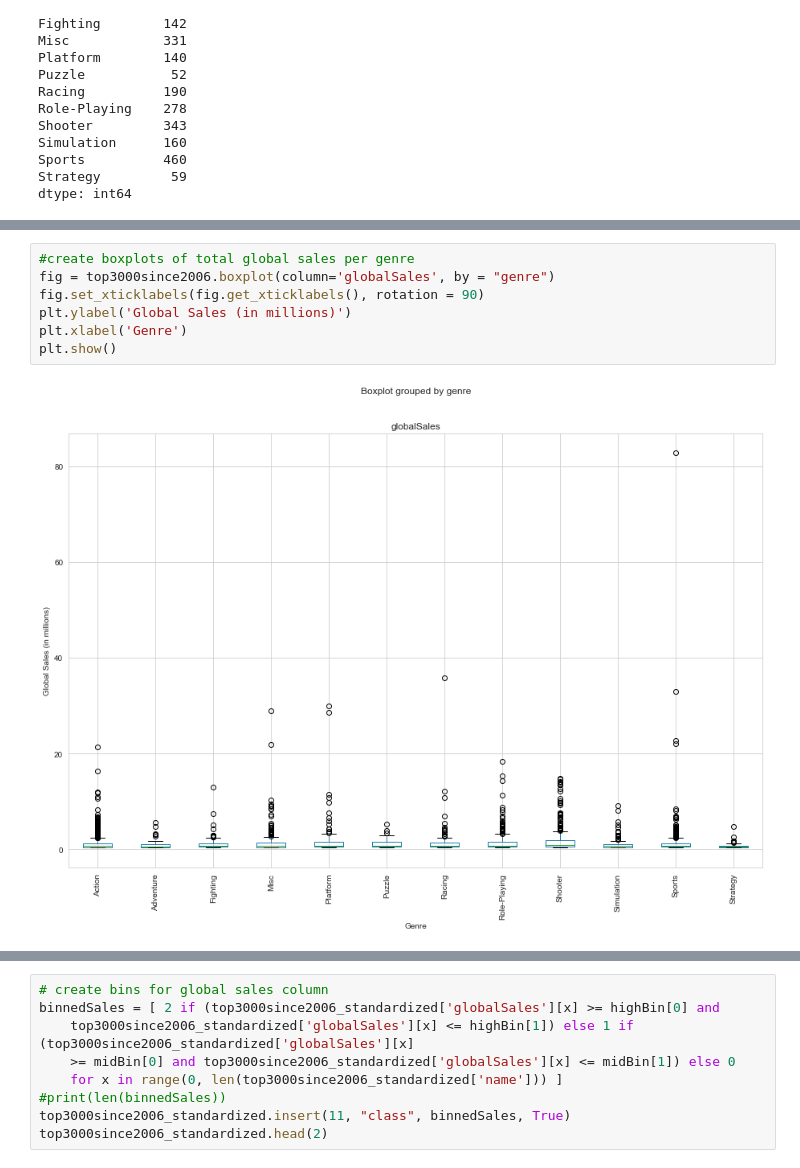
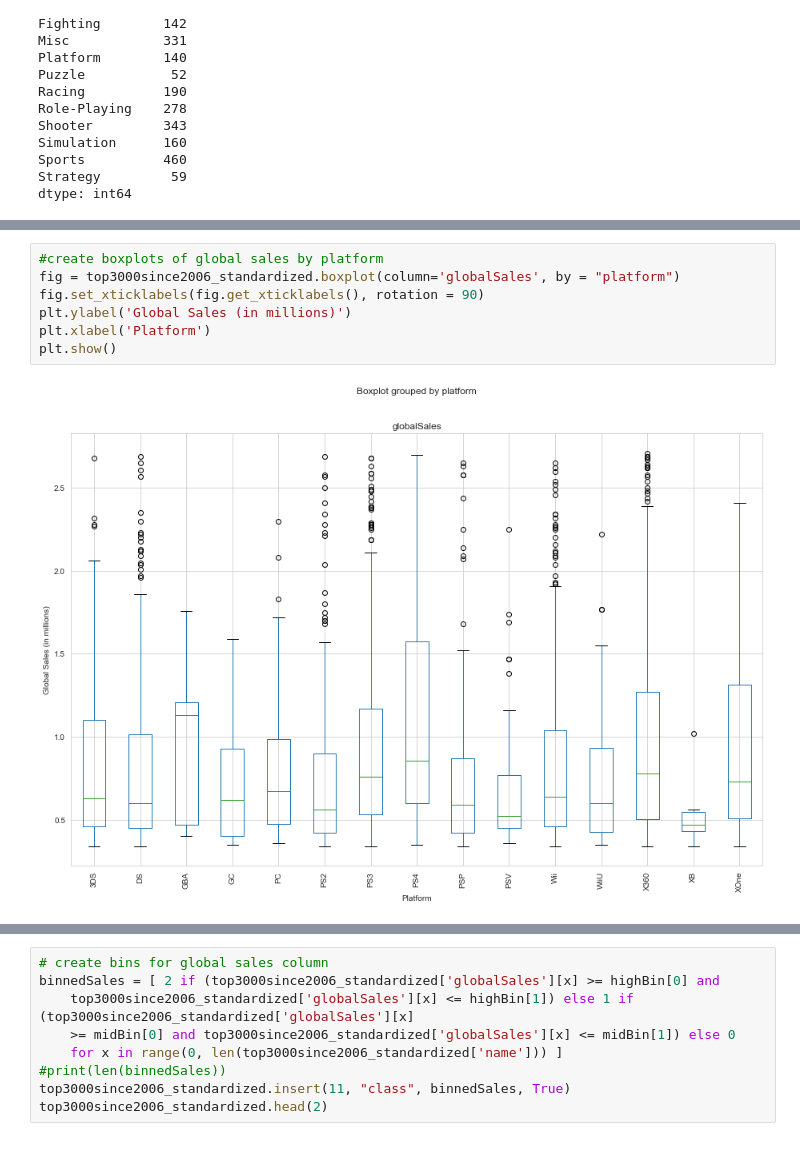
Before and after one commit to jhgalvin/DS_Project, a Jupyter notebook: dsProject.ipynb, the cells around one changed output, grey strips where cells are left out. Saved outputs shown, nothing was run; the diff lists cells and outputs as text.

```diff
--- a/dsProject.ipynb
+++ b/dsProject.ipynb
@@ -248,10 +320,10 @@ top3000since2006_standardized.head()
 # %%
-#create boxplots of total global sales per genre
-fig = top3000since2006.boxplot(column='globalSales', by = "genre")
+#create boxplots of global sales by platform
+fig = top3000since2006_standardized.boxplot(column='globalSales', by = "platform")
 fig.set_xticklabels(fig.get_xticklabels(), rotation = 90)
 plt.ylabel('Global Sales (in millions)')
-plt.xlabel('Genre')
+plt.xlabel('Platform')
 plt.show()
 # %% [output]
-[figure, old version]
+[figure, new version]
 # %%
```
Also changed, not shown: parts of 36 cells of this notebook, 1 other file.
